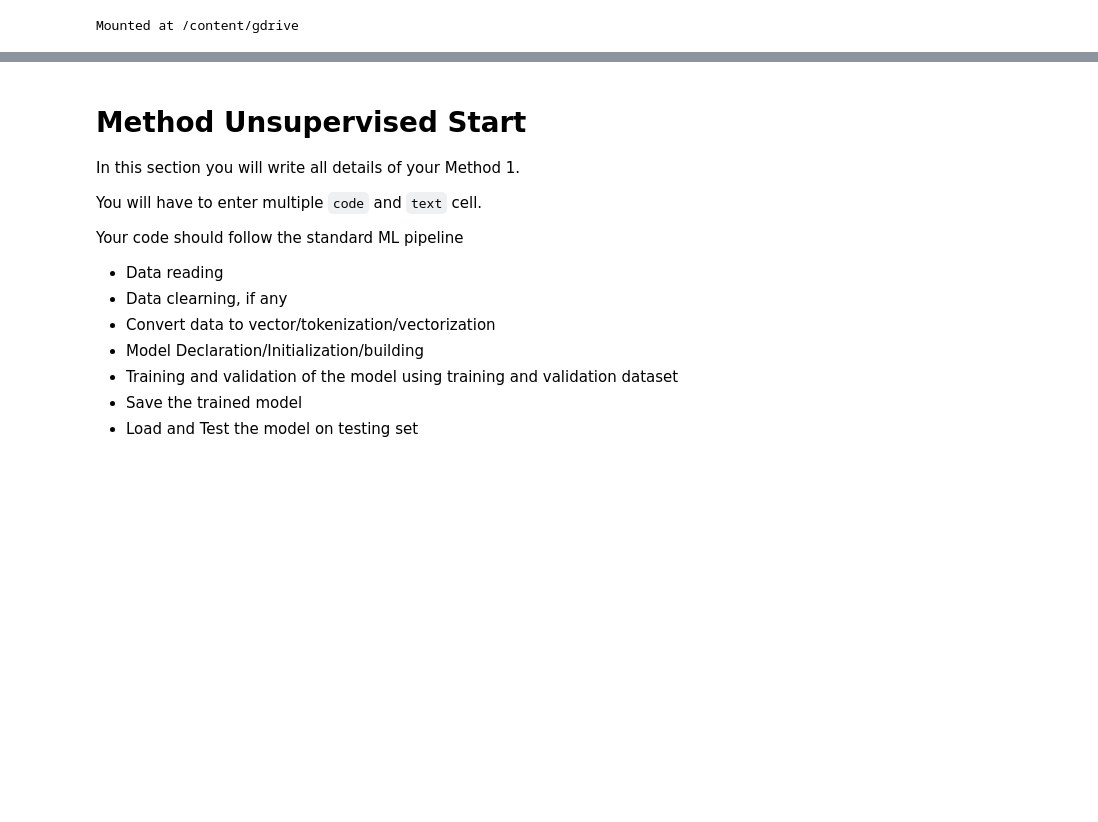
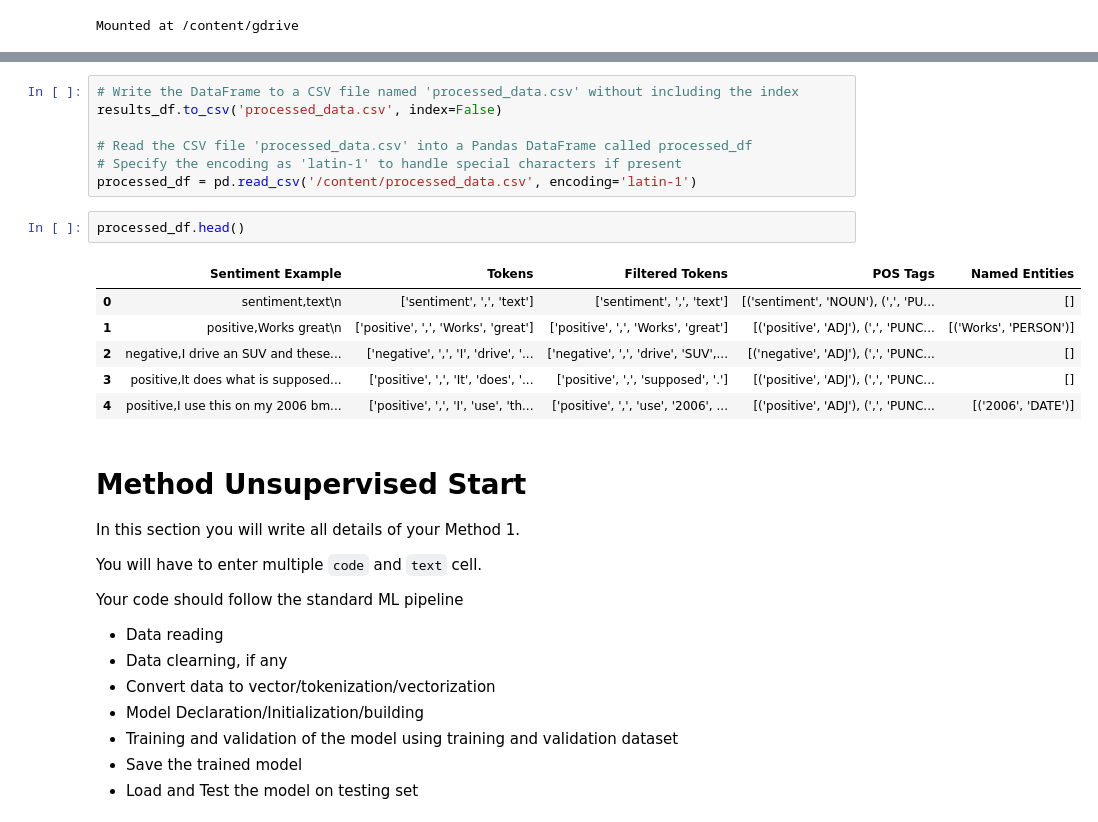
Before and after one commit to Guliko24/CE807_Text_Analytics, a Jupyter notebook: Assignment/code.ipynb, the cells around one changed output, grey strips where cells are left out. Saved outputs shown, nothing was run; the diff lists cells and outputs as text; blank space fills up the shorter version.

```diff
--- a/Assignment/code.ipynb
+++ b/Assignment/code.ipynb
@@ -121,3 +238,19 @@ print(os.listdir(GOOGLE_DRIVE_PATH))
+# %%
+# Write the DataFrame to a CSV file named 'processed_data.csv' without including the index
+results_df.to_csv('processed_data.csv', index=False)
+
+# Read the CSV file 'processed_data.csv' into a Pandas DataFrame called processed_df
+# Specify the encoding as 'latin-1' to handle special characters if present
+processed_df = pd.read_csv('/content/processed_data.csv', encoding='latin-1')
+# %%
+processed_df.head()
+# %% [output]
+|  | Sentiment Example | Tokens | Filtered Tokens | POS Tags | Named Entities |
+| 0 | sentiment,text\n | ['sentiment', ',', 'text'] | ['sentiment', ',', 'text'] | [('sentiment', 'NOUN'), (',', 'PU... | [] |
+| 1 | positive,Works great\n | ['positive', ',', 'Works', 'great'] | ['positive', ',', 'Works', 'great'] | [('positive', 'ADJ'), (',', 'PUNC... | [('Works', 'PERSON')] |
+| 2 | negative,I drive an SUV and these... | ['negative', ',', 'I', 'drive', '... | ['negative', ',', 'drive', 'SUV',... | [('negative', 'ADJ'), (',', 'PUNC... | [] |
+| 3 | positive,It does what is supposed... | ['positive', ',', 'It', 'does', '... | ['positive', ',', 'supposed', '.'] | [('positive', 'ADJ'), (',', 'PUNC... | [] |
+| 4 | positive,I use this on my 2006 bm... | ['positive', ',', 'I', 'use', 'th... | ['positive', ',', 'use', '2006', ... | [('positive', 'ADJ'), (',', 'PUNC... | [('2006', 'DATE')] |
 # %% [markdown]
 # Method Unsupervised Start
 
```
Also changed, not shown: parts of 6 cells of this notebook.
